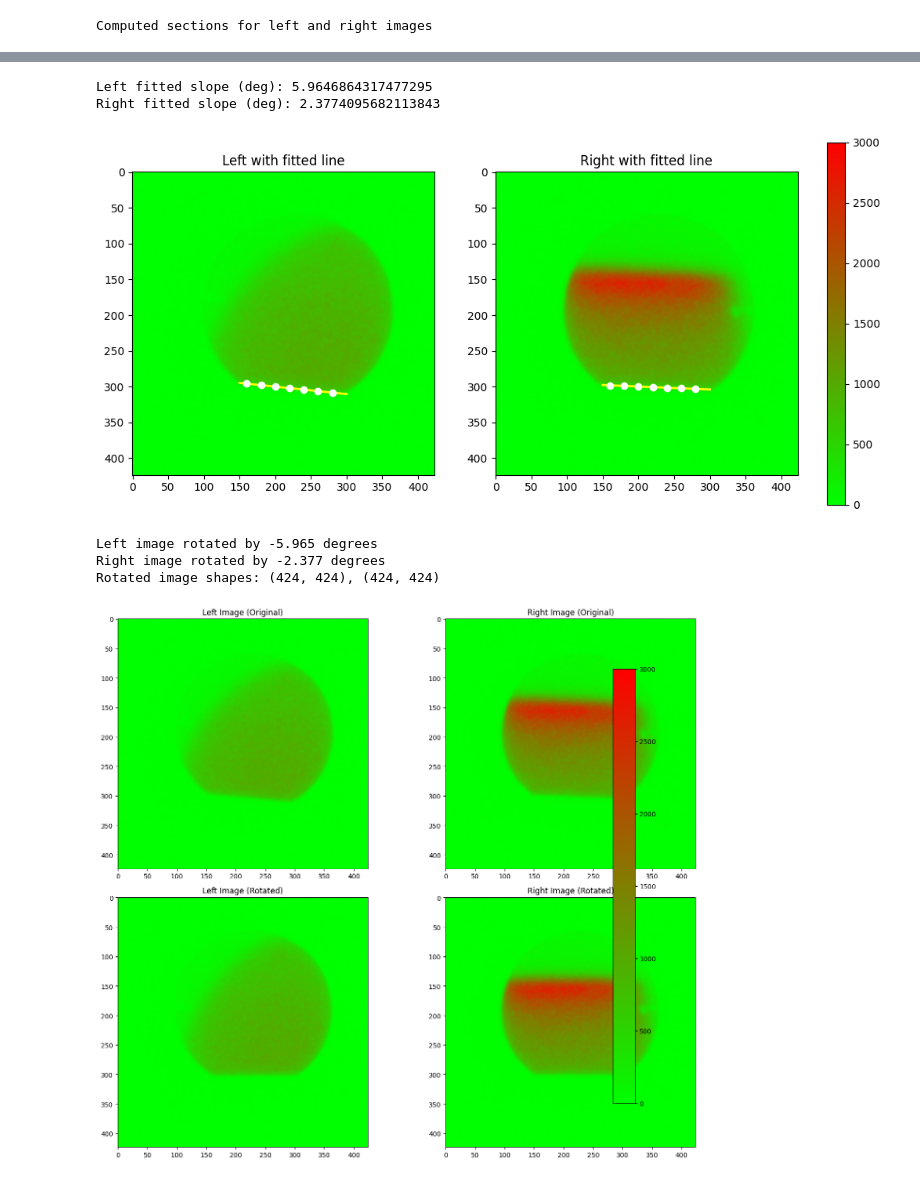
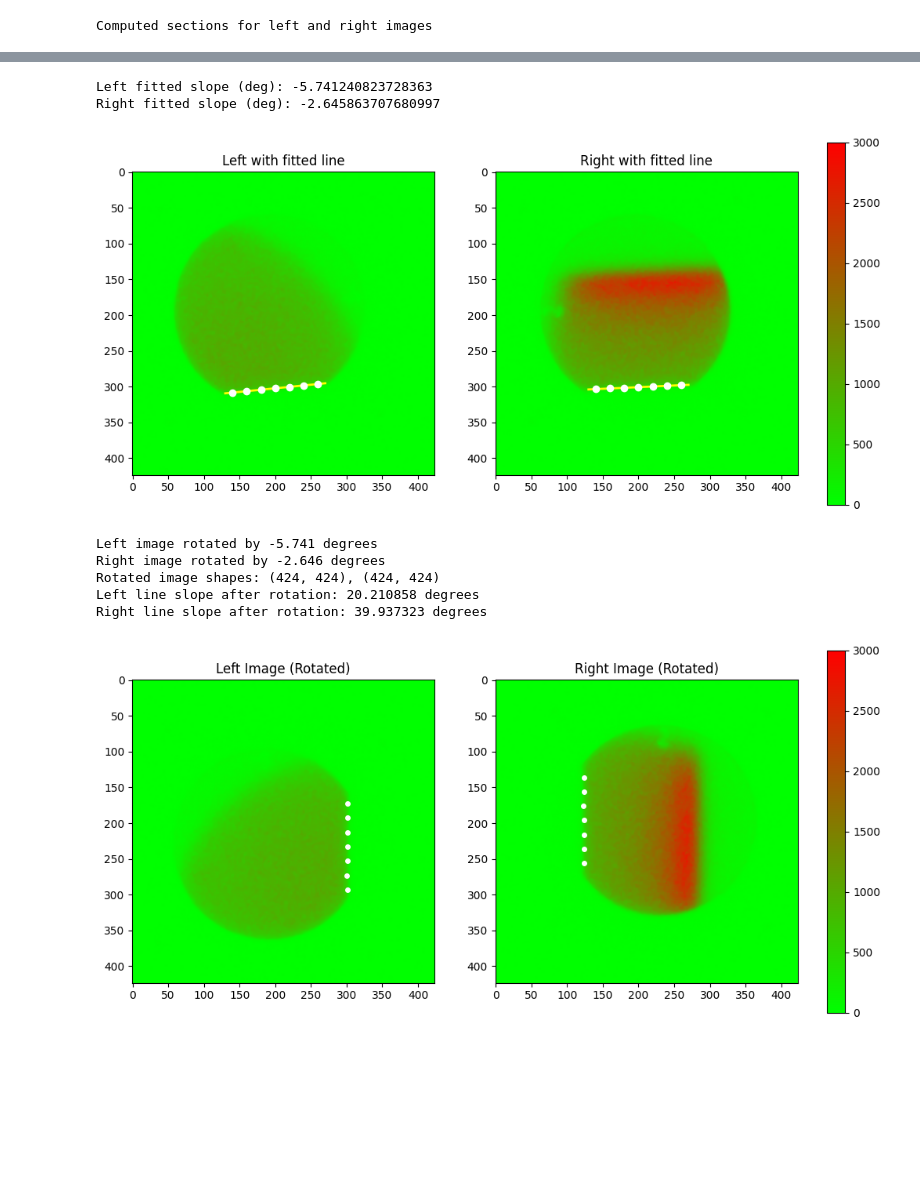
Before and after one commit to grzanka/osl_mb_foils, a Jupyter notebook: notebooks/playground/2025_10_09/0.2-lg-mb-foils-match.ipynb, the cells around one changed output, grey strips where cells are left out. Saved outputs shown, nothing was run; the diff lists cells and outputs as text; code cells hidden in the pictures; blank space fills up the shorter version.

```diff
--- a/notebooks/playground/2025_10_09/0.2-lg-mb-foils-match.ipynb
+++ b/notebooks/playground/2025_10_09/0.2-lg-mb-foils-match.ipynb
@@ -42,9 +42,15 @@ left_circle, right_circle
 # plot left and right image side by side with vmax 3000 and custom cmap, add colorbar with colorscale
 fig, ax = plt.subplots(1, 2, figsize=(12, 6))
 im1 = ax[0].imshow(left_image, cmap=custom_cmap, vmax=3000)
+circle1 = plt.Circle((left_circle.x, left_circle.y), left_circle.r, color='white', fill=False, linewidth=2)
+ax[0].add_artist(circle1)
 ax[0].set_title('Left Image')
+
 im2 = ax[1].imshow(right_image, cmap=custom_cmap, vmax=3000)
 ax[1].set_title('Right Image')
+circle2 = plt.Circle((right_circle.x, right_circle.y), right_circle.r, color='white', fill=False, linewidth=2)
+ax[1].add_artist(circle2)
+
 plt.colorbar(im2, ax=ax, fraction=0.046, pad=0.04)
 # %% [output]
 <matplotlib.colorbar.Colorbar at 0x...>
@@ -52,7 +58,7 @@ plt.colorbar(im2, ax=ax, fraction=0.046, pad=0.04)
 # %%
 # Data classes and computation functions for vertical sections
 from dataclasses import dataclass
-from typing import List, Optional, Tuple
+from typing import List, Optional
 
 @dataclass
 class SectionResult:
@@ -123,8 +129,8 @@ def compute_vertical_sections(img: np.ndarray, xs: List[int], stripe_width: int
 
 
 # Quick compute results for both images to make results available
-left_sections = compute_vertical_sections(left_image, xs=[160,180,200,220,240,260,280], stripe_width=10, threshold=400, search_from_bottom=True)
-right_sections = compute_vertical_sections(right_image, xs=[160,180,200,220,240,260,280], stripe_width=10, threshold=400, search_from_bottom=True)
+left_sections = compute_vertical_sections(left_image, xs=[140,160,180,200,220,240,260], stripe_width=10, threshold=400, search_from_bottom=True)
+right_sections = compute_vertical_sections(right_image, xs=[140,160,180,200,220,240,260], stripe_width=10, threshold=400, search_from_bottom=True)
 
 print('Computed sections for left and right images')
 # %% [output]
@@ -295,19 +301,20 @@ def overlay_line_on_images(left_img, right_img, left_line: LineResult, right_lin
     plt.show()
 
 # Show overlay with lines
-overlay_line_on_images(left_image, right_image, left_line, right_line, x_range=(150, 300), color='yellow')
+overlay_line_on_images(left_image, right_image, left_line, right_line, x_range=(130, 270), color='yellow')
 # %% [output]
-Left fitted slope (deg): 5.9646864317477295
-Right fitted slope (deg): 2.3774095682113843
+Left fitted slope (deg): -5.741240823728363
+Right fitted slope (deg): -2.645863707680997
-[figure, old version]
+[figure, new version]
 # %%
 # Function to rotate images by the calculated slope angle
-def rotate_image_by_slope(img: np.ndarray, line_result: LineResult, order: int = 3, cval: float = 0.0) -> np.ndarray:
+def rotate_image_by_slope(img: np.ndarray, line_result: LineResult, angle_adjustment: float = 0.0, order: int = 3, cval: float = 0.0) -> np.ndarray:
     """Rotate image to make the fitted edge horizontal.
 
     Args:
         img: Input image array
         line_result: LineResult object containing slope information
+        angle_adjustment: Additional angle (in degrees) to add to the rotation angle
         order: Interpolation order (0=nearest, 1=linear, 3=cubic)
         cval: Value to use for pixels outside image boundaries
 
@@ -317,8 +324,8 @@ def rotate_image_by_slope(img: np.ndarray, line_result: LineResult, order: int =
     if line_result is None:
         return img
 
-    # Rotate by negative of the slope angle to make edge horizontal
-    angle_deg = line_result.slope_deg
+    # Rotate by negative of the slope angle to make edge horizontal, plus any adjustment
+    angle_deg = line_result.slope_deg + angle_adjustment
 
     # Use scipy.ndimage.rotate for rotation
     rotated = ndi.rotate(img, angle_deg, reshape=False, order=order, cval=cval)
@@ -327,12 +392,20 @@ def rotate_image_by_slope(img: np.ndarray, line_result: LineResult, order: int =
 # %%
 # Rotate both images using the calculated slope angles
-left_image_rotated = rotate_image_by_slope(left_image, left_line, order=3, cval=0.0)
-right_image_rotated = rotate_image_by_slope(right_image, right_line, order=3, cval=0.0)
+left_image_rotated = rotate_image_by_slope(left_image, left_line, angle_adjustment=90.0, order=3, cval=0.0)
+right_image_rotated = rotate_image_by_slope(right_image, right_line, angle_adjustment=-90.0, order=3, cval=0.0)
 
-print(f'Left image rotated by {-left_line.slope_deg:.3f} degrees')
-print(f'Right image rotated by {-right_line.slope_deg:.3f} degrees')
+# Rotate the line parameters to match the rotated images
+left_line_rotated = rotate_line_result(left_image.shape, left_line, -left_line.slope_deg-90)
+right_line_rotated = rotate_line_result(right_image.shape, right_line, -right_line.slope_deg+90)
+
+print(f'Left image rotated by {left_line.slope_deg:.3f} degrees')
+print(f'Right image rotated by {right_line.slope_deg:.3f} degrees')
 print(f'Rotated image shapes: {left_image_rotated.shape}, {right_image_rotated.shape}')
+print(f'Left line slope after rotation: {left_line_rotated.slope_deg:.6f} degrees')
+print(f'Right line slope after rotation: {right_line_rotated.slope_deg:.6f} degrees')
 # %% [output]
-Left image rotated by -5.965 degrees
-Right image rotated by -2.377 degrees
+Left image rotated by -5.741 degrees
+Right image rotated by -2.646 degrees
 Rotated image shapes: (424, 424), (424, 424)
+Left line slope after rotation: 20.210858 degrees
+Right line slope after rotation: 39.937323 degrees
@@ -384,7 +460,7 @@ def plot_rotated_images(left_img_rot, right_img_rot, left_img_orig=None, right_i
 # %%
-# Plot rotated images with comparison to originals
+# Plot rotated images with fitted lines
 plot_rotated_images(left_image_rotated, right_image_rotated,
-                   left_img_orig=left_image, right_img_orig=right_image,
-                   vmax=3000)
+                   left_line_rot=left_line_rotated, right_line_rot=right_line_rotated,
+                   x_range=(150, 300), line_color='yellow', vmax=3000)
 # %% [output]
-[figure, old version]
+[figure, new version]
```
Also changed, not shown: parts of 8 cells of this notebook.
